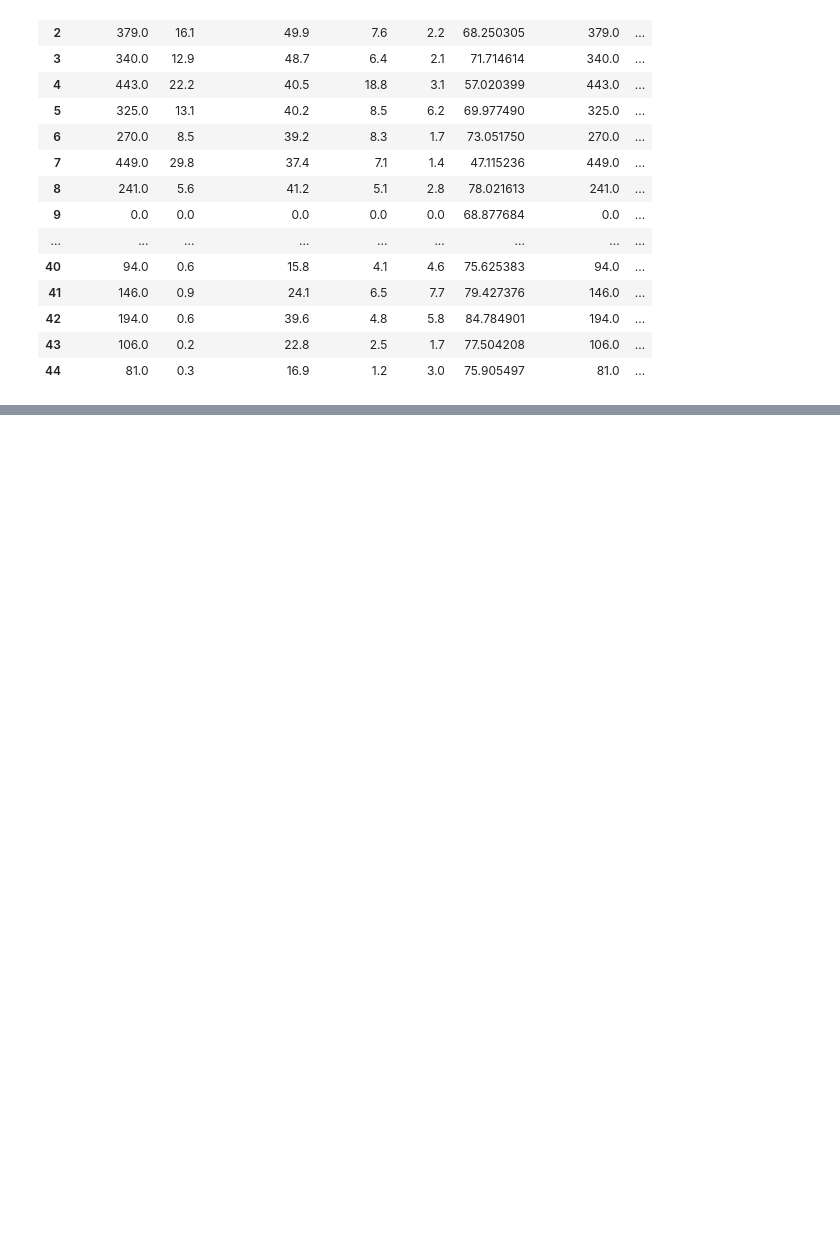
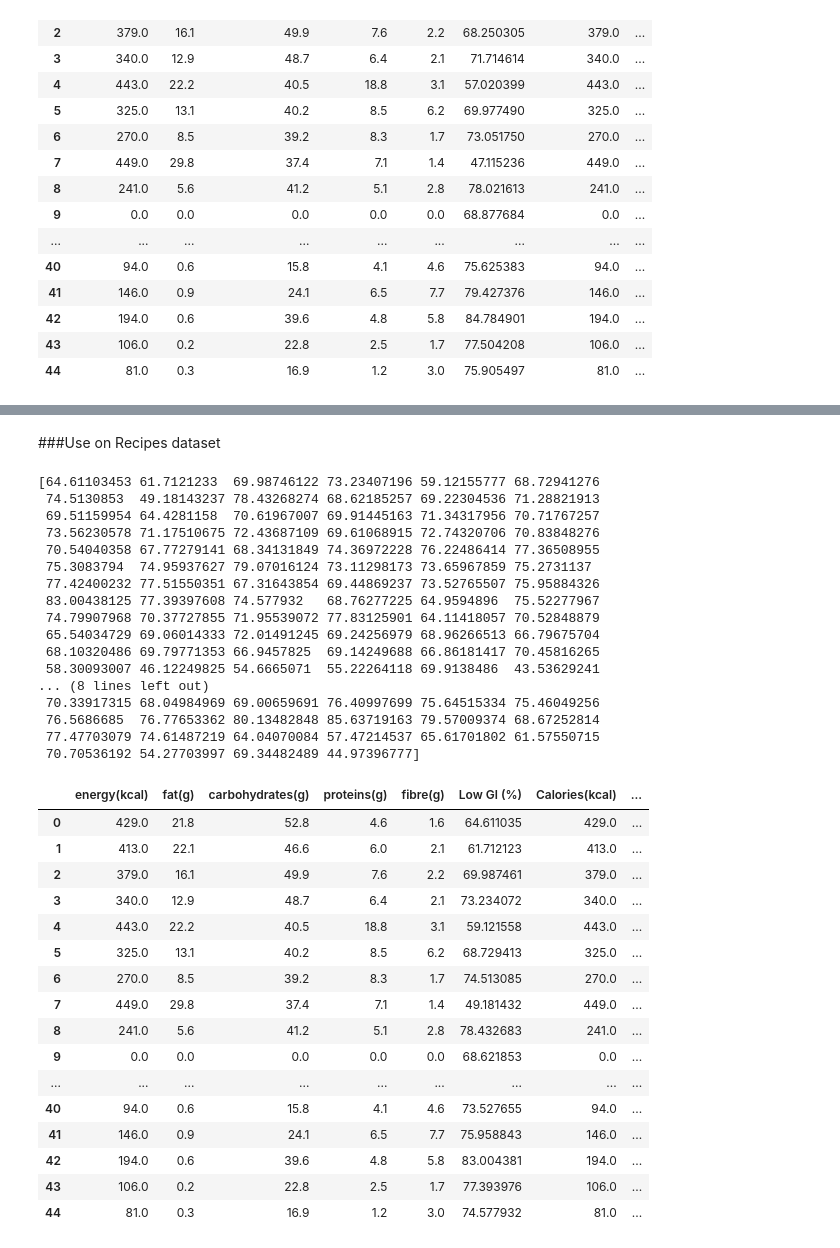
Before and after one commit to MutonyiLewis/DiabetesRecipes, a Jupyter notebook: GIRidgeRegression.ipynb, the cells around one changed output, grey strips where cells are left out. Saved outputs shown, nothing was run; the diff lists cells and outputs as text; code cells hidden in the pictures; blank space fills up the shorter version.

```diff
--- a/GIRidgeRegression.ipynb
+++ b/GIRidgeRegression.ipynb
@@ -173,0 +208,58 @@ df.head(45)
+# %% [markdown]
+###Use on Recipes dataset
+# %%
+#Load the dataset
+df = pd.DataFrame(recipes_dataset)
+df = df.drop(columns=['title','index','page','about','ingridients','preparation', 'nutrition per 100g of recipe','vitamin A(mcg)', 'iron(mg)','zinc(mg)'])
+df['Low Gl (%)'] = ''
+y = df['Low Gl (%)']
+
+
+X2 = pd.DataFrame(df)
+X2['Calories(kcal)'] = df['energy(kcal)']
+X2['Total Carbohydrate (g)'] = df['carbohydrates(g)']
+X2['Dietary Fiber (g)'] = df['fibre(g)']
+X2['Protein (g)'] = df['proteins(g)']
+X2['Fat (g)'] = df['fat(g)']
+X2 = X2.drop(columns=['Low Gl (%)','energy(kcal)', 'fibre(g)', 'fat(g)', 'proteins(g)', 'carbohydrates(g)'])
+
+#Add the GL column
+y_pred = best_model.predict(X2)
+df['Low Gl (%)'] = y_pred
+print(y_pred)
+df.head(45)
+# %% [output]
+[64.61103453 61.7121233  69.98746122 73.23407196 59.12155777 68.72941276
+ 74.5130853  49.18143237 78.43268274 68.62185257 69.22304536 71.28821913
+ 69.51159954 64.4281158  70.61967007 69.91445163 71.34317956 70.71767257
+ 73.56230578 71.17510675 72.43687109 69.61068915 72.74320706 70.83848276
+ 70.54040358 67.77279141 68.34131849 74.36972228 76.22486414 77.36508955
+ 75.3083794  74.95937627 79.07016124 73.11298173 73.65967859 75.2731137
+ 77.42400232 77.51550351 67.31643854 69.44869237 73.52765507 75.95884326
+ 83.00438125 77.39397608 74.577932   68.76277225 64.9594896  75.52277967
+ 74.79907968 70.37727855 71.95539072 77.83125901 64.11418057 70.52848879
+ 65.54034729 69.06014333 72.01491245 69.24256979 68.96266513 66.79675704
+ 68.10320486 69.79771353 66.9457825  69.14249688 66.86181417 70.45816265
+ 58.30093007 46.12249825 54.6665071  55.22264118 69.9138486  43.53629241
+... (8 lines left out)
+ 70.33917315 68.04984969 69.00659691 76.40997699 75.64515334 75.46049256
+ 76.5686685  76.77653362 80.13482848 85.63719163 79.57009374 68.67252814
+ 77.47703079 74.61487219 64.04070084 57.47214537 65.61701802 61.57550715
+ 70.70536192 54.27703997 69.34482489 44.97396777]
+|  | energy(kcal) | fat(g) | carbohydrates(g) | proteins(g) | fibre(g) | Low Gl (%) | Calories(kcal) | ... |
+| 0 | 429.0 | 21.8 | 52.8 | 4.6 | 1.6 | 64.611035 | 429.0 | ... |
+| 1 | 413.0 | 22.1 | 46.6 | 6.0 | 2.1 | 61.712123 | 413.0 | ... |
+| 2 | 379.0 | 16.1 | 49.9 | 7.6 | 2.2 | 69.987461 | 379.0 | ... |
+| 3 | 340.0 | 12.9 | 48.7 | 6.4 | 2.1 | 73.234072 | 340.0 | ... |
+| 4 | 443.0 | 22.2 | 40.5 | 18.8 | 3.1 | 59.121558 | 443.0 | ... |
+| 5 | 325.0 | 13.1 | 40.2 | 8.5 | 6.2 | 68.729413 | 325.0 | ... |
+| 6 | 270.0 | 8.5 | 39.2 | 8.3 | 1.7 | 74.513085 | 270.0 | ... |
+| 7 | 449.0 | 29.8 | 37.4 | 7.1 | 1.4 | 49.181432 | 449.0 | ... |
+| 8 | 241.0 | 5.6 | 41.2 | 5.1 | 2.8 | 78.432683 | 241.0 | ... |
+| 9 | 0.0 | 0.0 | 0.0 | 0.0 | 0.0 | 68.621853 | 0.0 | ... |
+| ... | ... | ... | ... | ... | ... | ... | ... | ... |
+| 40 | 94.0 | 0.6 | 15.8 | 4.1 | 4.6 | 73.527655 | 94.0 | ... |
+| 41 | 146.0 | 0.9 | 24.1 | 6.5 | 7.7 | 75.958843 | 146.0 | ... |
+| 42 | 194.0 | 0.6 | 39.6 | 4.8 | 5.8 | 83.004381 | 194.0 | ... |
+| 43 | 106.0 | 0.2 | 22.8 | 2.5 | 1.7 | 77.393976 | 106.0 | ... |
+| 44 | 81.0 | 0.3 | 16.9 | 1.2 | 3.0 | 74.577932 | 81.0 | ... |
```
Also changed, not shown: parts of 2 cells of this notebook.
